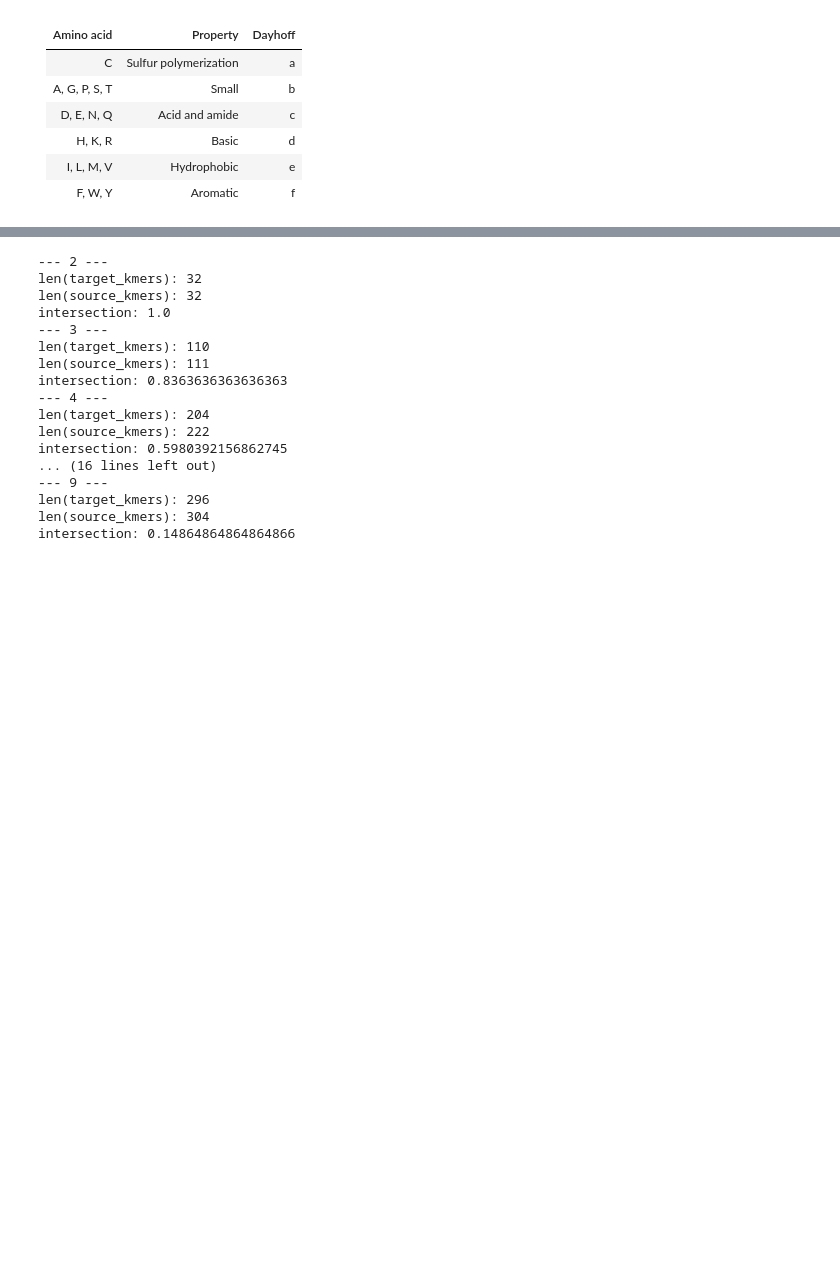
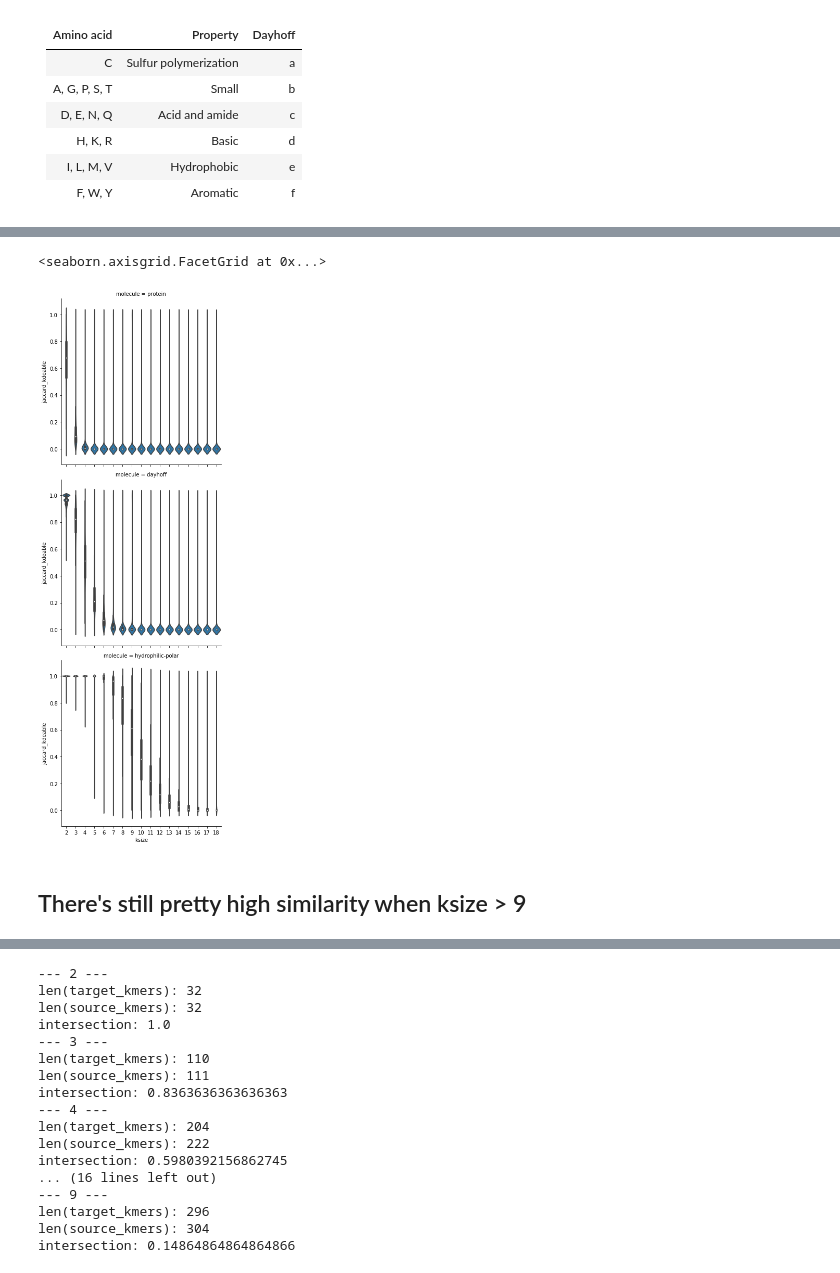
Before and after one commit to czbiohub/kh-analysis, a Jupyter notebook: notebooks/hg38_vs_mm38_orthologues.ipynb, the cells around one changed output, grey strips where cells are left out. Saved outputs shown, nothing was run; the diff lists cells and outputs as text; code cells hidden in the pictures; blank space fills up the shorter version.

```diff
--- a/notebooks/hg38_vs_mm38_orthologues.ipynb
+++ b/notebooks/hg38_vs_mm38_orthologues.ipynb
@@ -313,0 +364,12 @@ target_dayhoff
+# %%
+
+g = sns.FacetGrid(peptide_kmer_comparisons, row='molecule',
+                  palette='viridis', size=5)
+g.map(sns.violinplot, 'ksize', 'jaccard_kdeable')
+# g.set(xlim=(0, 1), ylim=(0, 10))
+g.add_legend()
+# %% [output]
+<seaborn.axisgrid.FacetGrid at 0x...>
+[figure, added]
+# %% [markdown]
+## There's still pretty high similarity when ksize > 9
```
Also changed, not shown: parts of 79 cells of this notebook, 4 other files.
